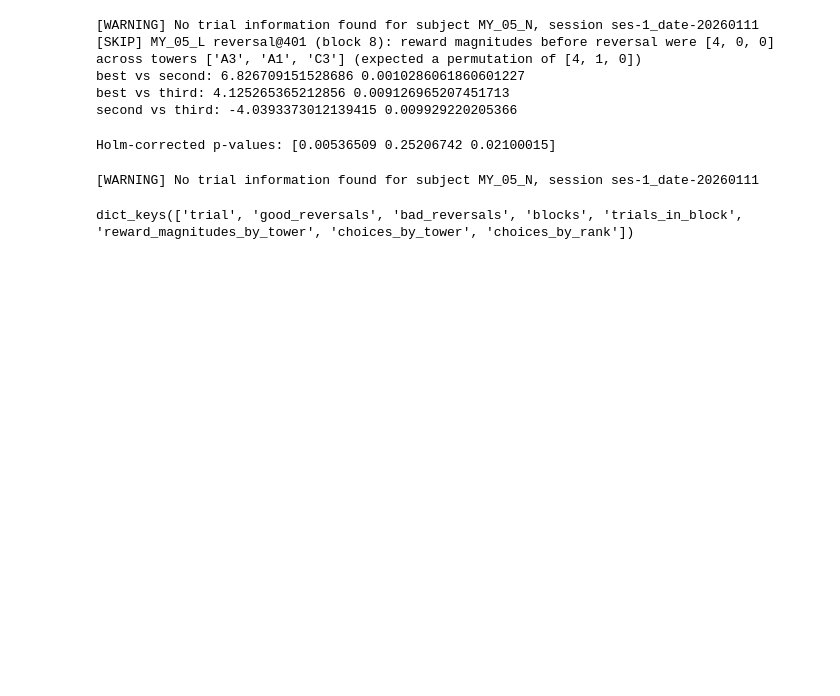
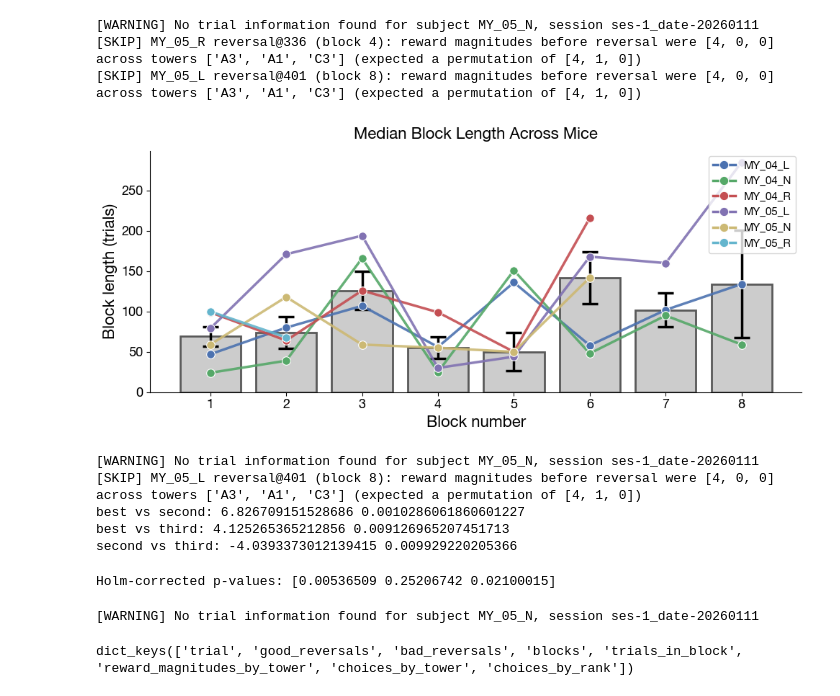
Before and after one commit to megyoung430/magnitude-bandit-analysis, a Jupyter notebook: scripts/testing_code.ipynb, the cells around one changed output. Saved outputs shown, nothing was run; the diff lists cells and outputs as text; code cells hidden in the pictures; blank space fills up the shorter version.

Commit message:
aethetic updates + median plot

```diff
--- a/scripts/testing_code.ipynb
+++ b/scripts/testing_code.ipynb
@@ -36,3 +172,18 @@ subjects_trials = extract_trials(subjects_data)
+# %%
+good_reversal_info = get_good_reversal_info(subjects_trials, include_first_block=True)
+
+per_mouse_blocklens, block_to_vals = plot_block_lengths_median_across_mice(
+    good_reversal_info,
+    colors=[
+        "#4C72B0", "#55A868", "#C44E52", "#8172B2", "#CCB974", "#64B5CD", "#8C8C8C"
+    ],
+    title="Median Block Length Across Mice"
+)
+# %% [output]
+[WARNING] No trial information found for subject MY_05_N, session ses-1_date-20260111
+[SKIP] MY_05_R reversal@336 (block 4): reward magnitudes before reversal were [4, 0, 0] across towers ['A3', 'A1', 'C3'] (expected a permutation of [4, 1, 0])
+[SKIP] MY_05_L reversal@401 (block 8): reward magnitudes before reversal were [4, 0, 0] across towers ['A3', 'A1', 'C3'] (expected a permutation of [4, 1, 0])
+[figure, added]
 # %%
 from scipy.stats import ttest_rel
 
```
Also changed, not shown: parts of 3 cells of this notebook, 29 other files.
